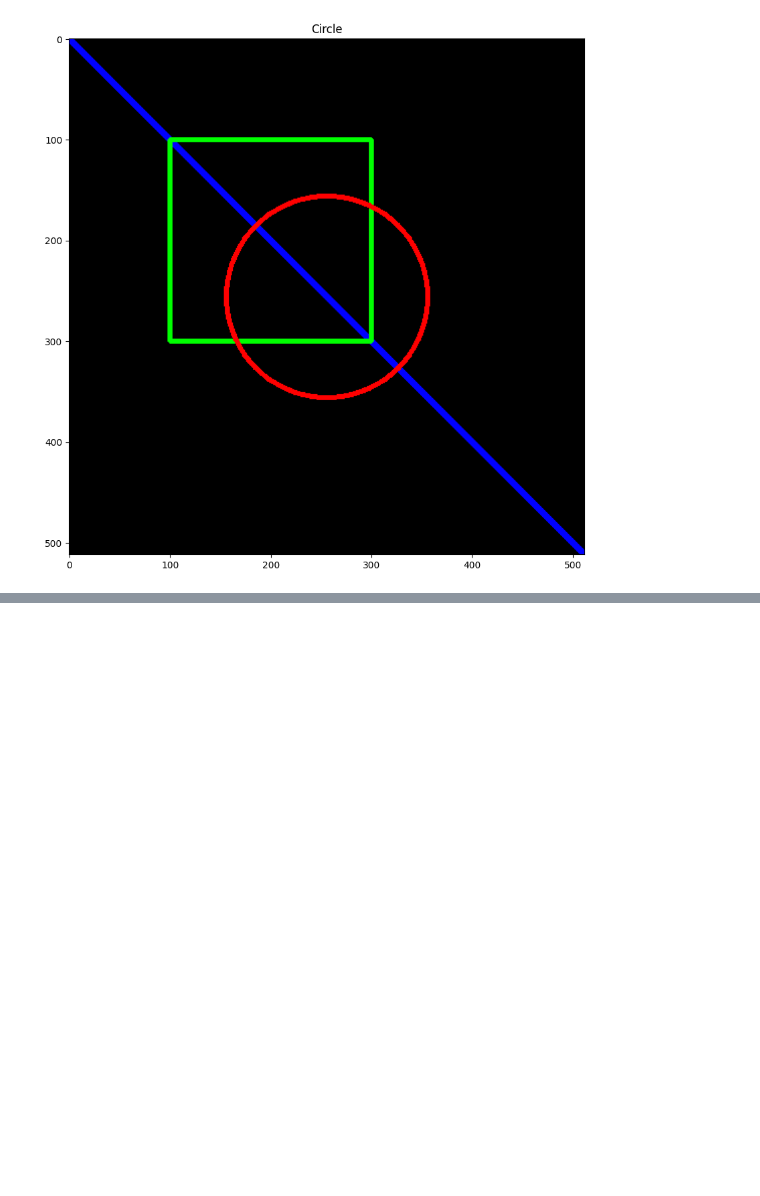
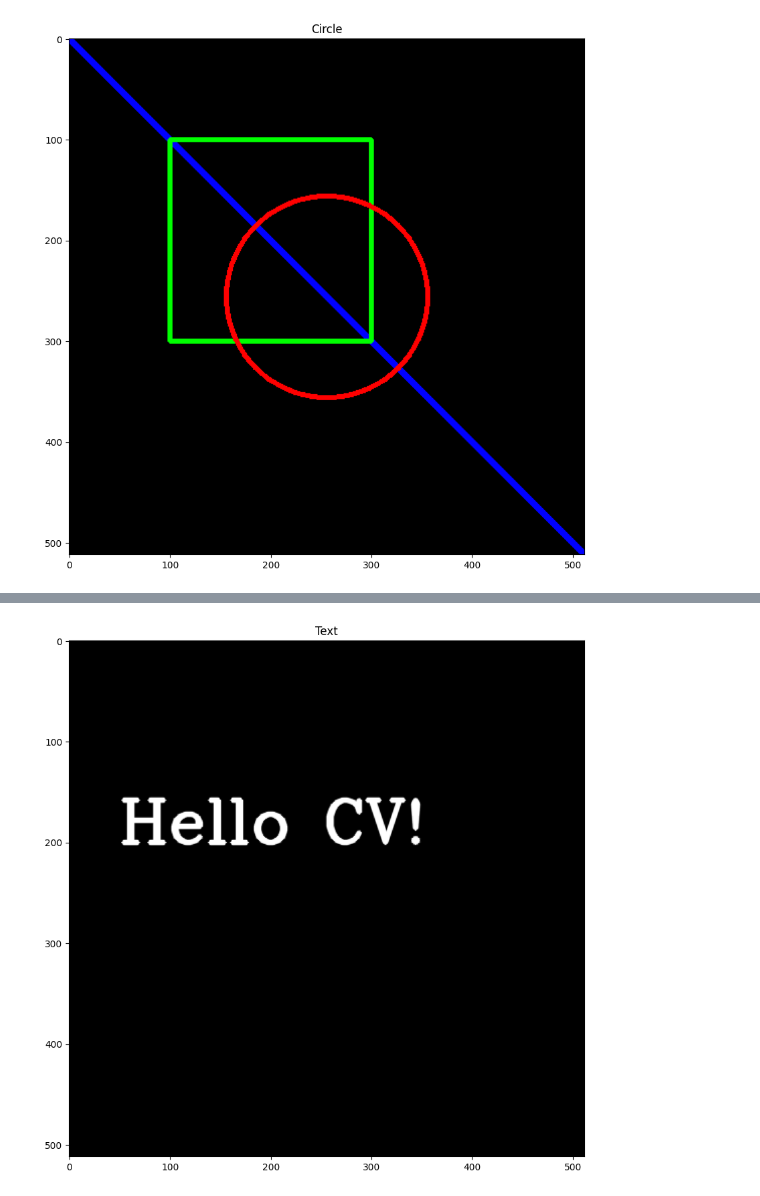
Before and after one commit to maxprogrammer007/Computer-Vision, a Jupyter notebook: 01_Image_Operations/04_Drawing_on_images_OpenCV.ipynb, the cells around one changed output, grey strips where cells are left out. Saved outputs shown, nothing was run; the diff lists cells and outputs as text; code cells hidden in the pictures; blank space fills up the shorter version.

```diff
--- a/01_Image_Operations/04_Drawing_on_images_OpenCV.ipynb
+++ b/01_Image_Operations/04_Drawing_on_images_OpenCV.ipynb
@@ -43,0 +89,7 @@ imshow('Circle',image)
+# %%
+image = np.zeros((512,512,3),dtype=np.uint8)
+ourString = 'Hello CV!'
+cv2.putText(image,ourString,(50,200),cv2.FONT_HERSHEY_COMPLEX,2,(255,255,255),3,cv2.LINE_AA)
+imshow('Text',image)
+# %% [output]
+[figure, added]
```
Also changed, not shown: parts of 3 cells of this notebook.
